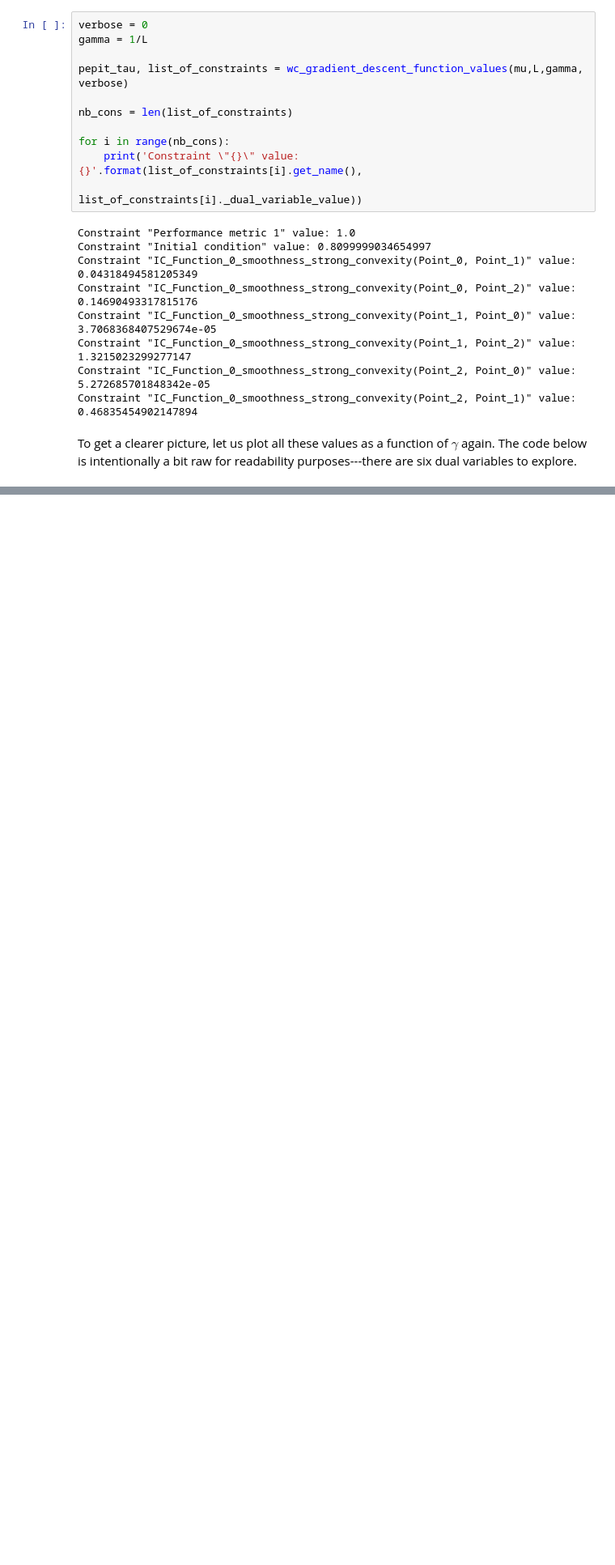
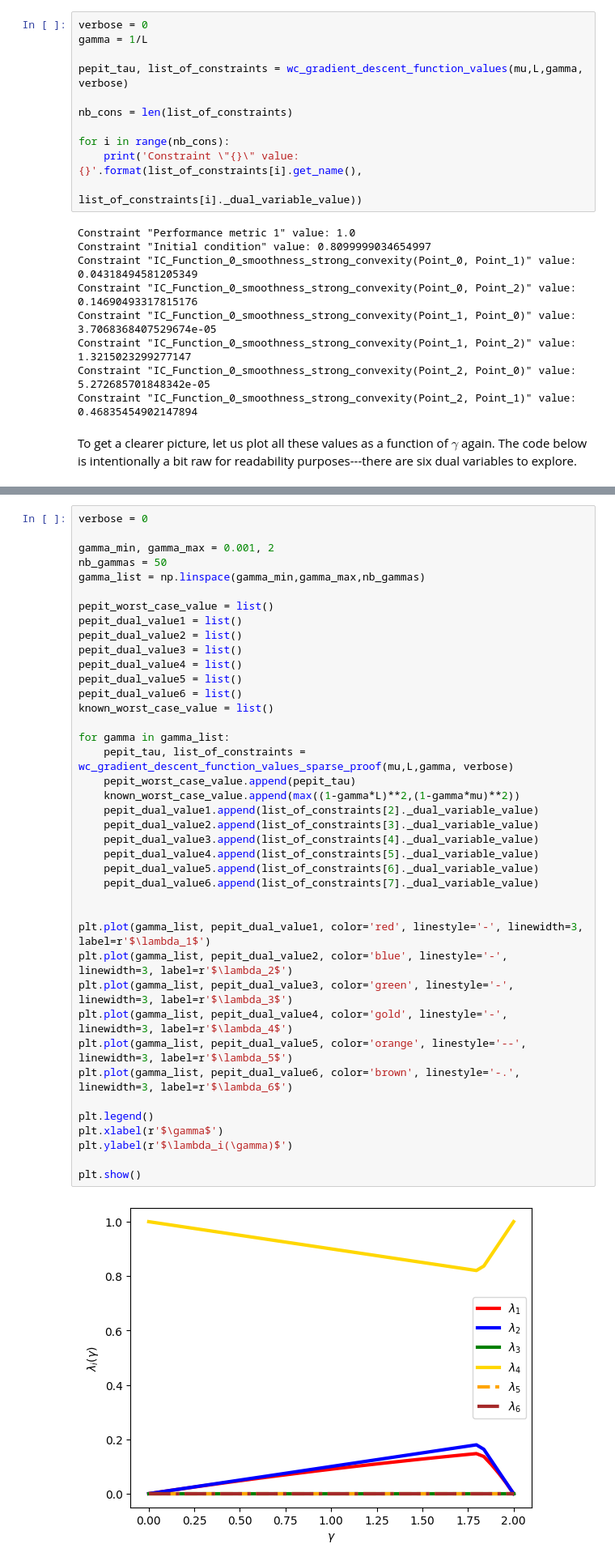
Before and after one commit to PerformanceEstimation/Tutorial-SIAM-OP26, a Jupyter notebook: Part 3 - Dual, proofs, and design/SIAM_MT_Part2.ipynb, the cells around one changed output, grey strips where cells are left out. Shown at 81% size. Drawn from its saved outputs; the diff is of its cells as text; blank space fills up the shorter version.

```diff
--- a/Part 3 - Dual, proofs, and design/SIAM_MT_Part2.ipynb
+++ b/Part 3 - Dual, proofs, and design/SIAM_MT_Part2.ipynb
@@ -391,0 +489,42 @@ Well, guessing closed-forms appears like a much more challenging game! Before ac
+# %%
+verbose = 0
+
+gamma_min, gamma_max = 0.001, 2
+nb_gammas = 50
+gamma_list = np.linspace(gamma_min,gamma_max,nb_gammas)
+
+pepit_worst_case_value = list()
+pepit_dual_value1 = list()
+pepit_dual_value2 = list()
+pepit_dual_value3 = list()
+pepit_dual_value4 = list()
+pepit_dual_value5 = list()
+pepit_dual_value6 = list()
+known_worst_case_value = list()
+
+for gamma in gamma_list:
+    pepit_tau, list_of_constraints = wc_gradient_descent_function_values_sparse_proof(mu,L,gamma, verbose)
+    pepit_worst_case_value.append(pepit_tau)
+    known_worst_case_value.append(max((1-gamma*L)**2,(1-gamma*mu)**2))
+    pepit_dual_value1.append(list_of_constraints[2]._dual_variable_value)
+    pepit_dual_value2.append(list_of_constraints[3]._dual_variable_value)
+    pepit_dual_value3.append(list_of_constraints[4]._dual_variable_value)
+    pepit_dual_value4.append(list_of_constraints[5]._dual_variable_value)
+    pepit_dual_value5.append(list_of_constraints[6]._dual_variable_value)
+    pepit_dual_value6.append(list_of_constraints[7]._dual_variable_value)
+
+
+plt.plot(gamma_list, pepit_dual_value1, color='red', linestyle='-', linewidth=3, label=r'$\lambda_1$')
+plt.plot(gamma_list, pepit_dual_value2, color='blue', linestyle='-', linewidth=3, label=r'$\lambda_2$')
+plt.plot(gamma_list, pepit_dual_value3, color='green', linestyle='-', linewidth=3, label=r'$\lambda_3$')
+plt.plot(gamma_list, pepit_dual_value4, color='gold', linestyle='-', linewidth=3, label=r'$\lambda_4$')
+plt.plot(gamma_list, pepit_dual_value5, color='orange', linestyle='--', linewidth=3, label=r'$\lambda_5$')
+plt.plot(gamma_list, pepit_dual_value6, color='brown', linestyle='-.', linewidth=3, label=r'$\lambda_6$')
+
+plt.legend()
+plt.xlabel(r'$\gamma$')
+plt.ylabel(r'$\lambda_i(\gamma)$')
+
+plt.show()
+# %% [output]
+[figure, added]
```
Also changed, not shown: parts of 70 cells of this notebook, 1 other file.
